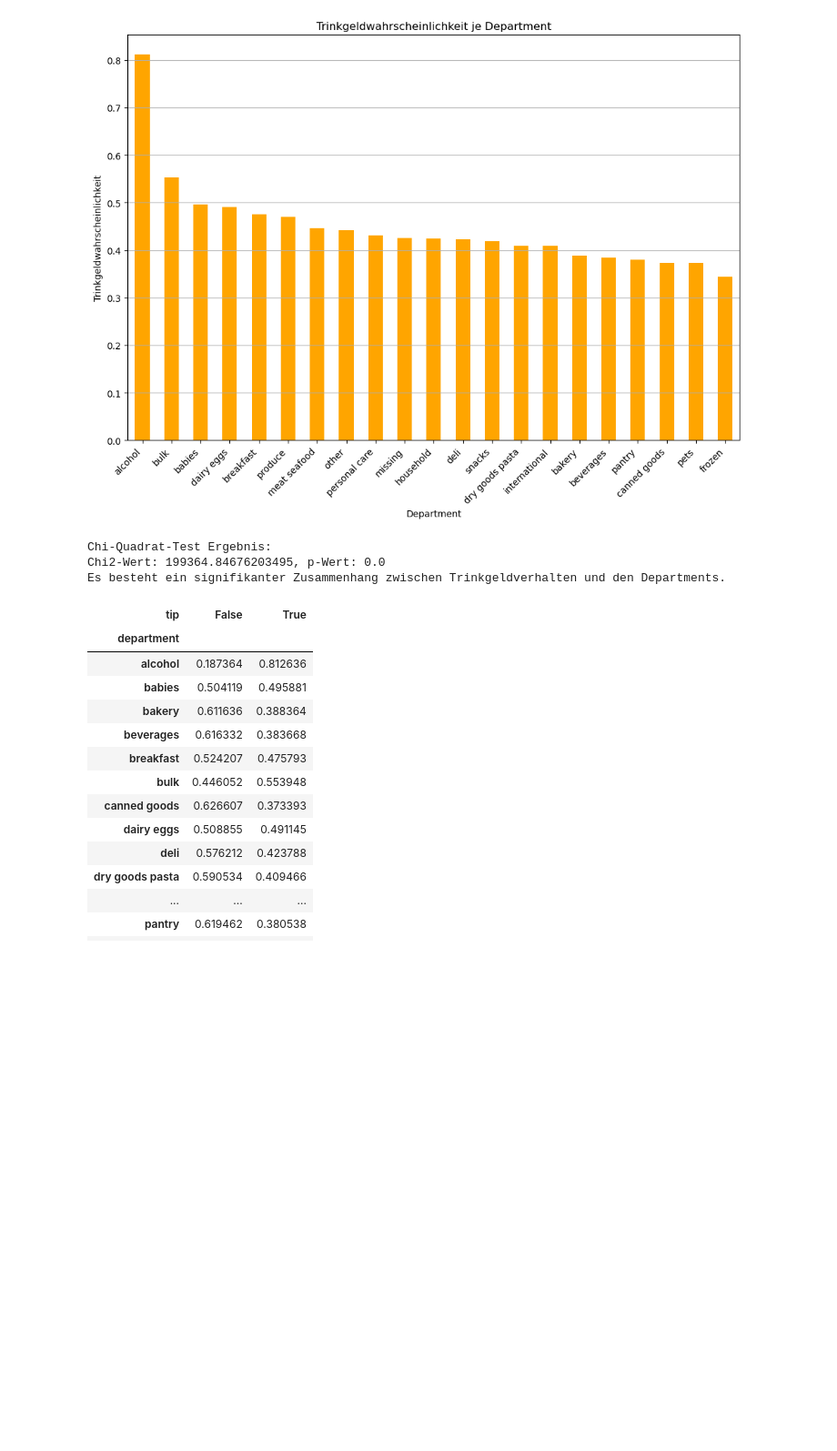
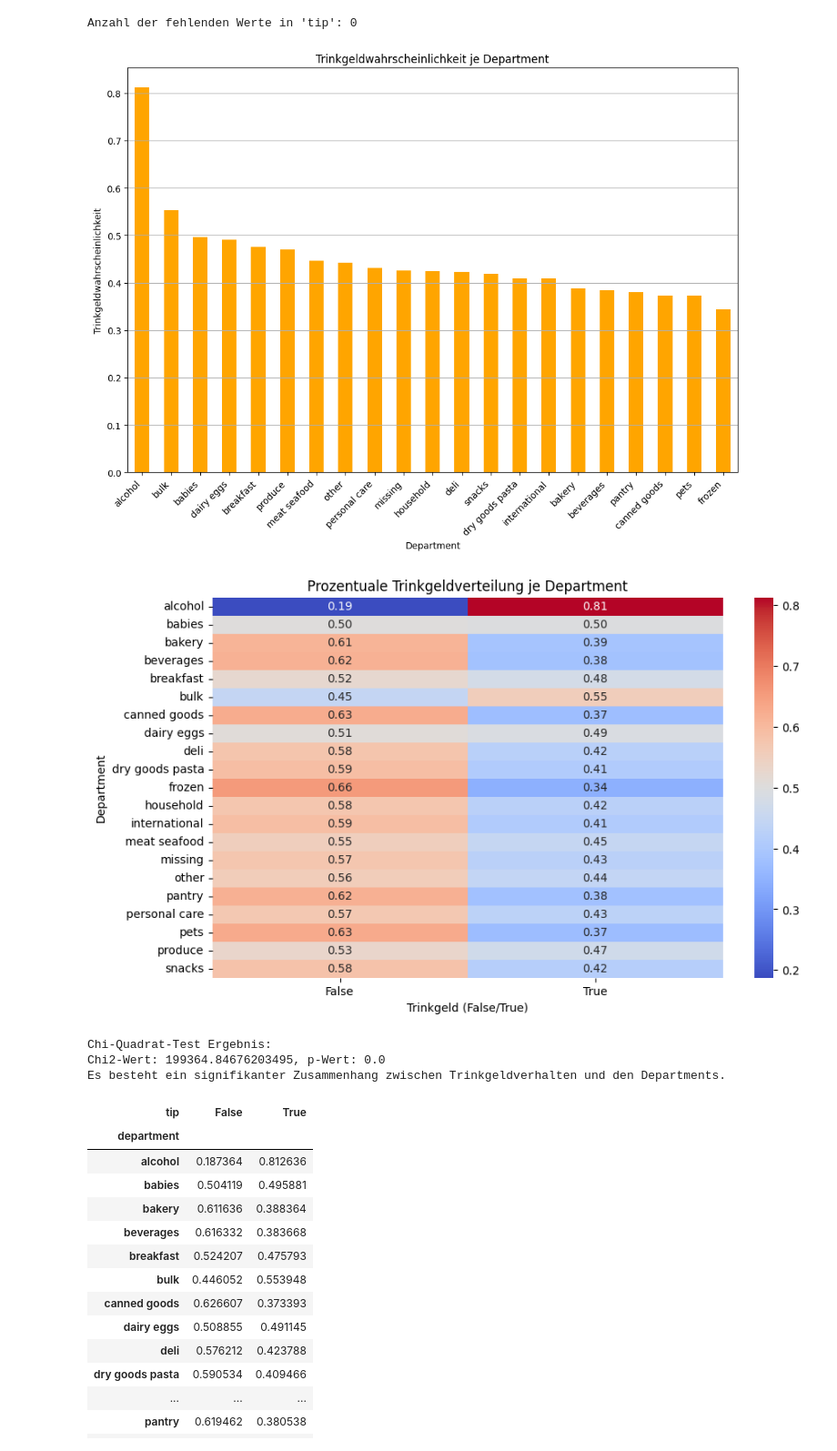
Before and after one commit to Datata1/DABI1, a Jupyter notebook: Daten/Frage2.ipynb, the cells around one changed output. Shown at 91% size. Cells and saved outputs as stored; diff of their text form; code cells hidden in the pictures; blank space fills up the shorter version.

Commit message:
zwischenstand Frage 3

```diff
--- a/Daten/Frage2.ipynb
+++ b/Daten/Frage2.ipynb
@@ -5,16 +29,18 @@ import seaborn as sns
 from scipy.stats import chi2_contingency
 
 # 1. CSV-Dateien laden
-aisles = pd.read_csv('aisles.csv')
-departments = pd.read_csv('departments.csv')
-order_products = pd.read_csv('order_products_s.csv')
-orders = pd.read_csv('orders_s.csv')
-products = pd.read_csv('products.csv')
-tips = pd.read_csv('tips.csv')
+aisles = pd.read_csv('./aisles.csv')
+departments = pd.read_csv('./departments.csv')
+order_products = pd.read_csv('./oder_products_s.csv')
+orders = pd.read_csv('./oders_s.csv')
+products = pd.read_csv('./products.csv')
+tips = pd.read_csv('./tips.csv')
 
 # 2. Datensätze kombinieren
 # Verknüpfe Orders mit Tips
 orders = orders.merge(tips, on='order_id', how='left')
+missing_values = orders['tip'].isna().sum()
+print(f"Anzahl der fehlenden Werte in 'tip': {missing_values}")
 orders['tip'] = orders['tip'].fillna(False)  # Fehlende Werte in "tip" durch False ersetzen
 
 # Verknüpfe Order-Produkte mit Produkt-Details
@@ -25,36 +51,47 @@ order_details = orders.merge(order_products, on='order_id', how='inner')
 
 # Verknüpfe mit Departments
 order_details = order_details.merge(departments, on='department_id', how='left')
 
 # 3. Häufigkeiten und Trinkgeldwahrscheinlichkeit pro Department berechnen
 department_tips = pd.crosstab(order_details['department'], order_details['tip'], normalize='index')
 
 # 4. Chi-Quadrat-Test
 contingency_table = pd.crosstab(order_details['department'], order_details['tip'])
+
 chi2, p, dof, expected = chi2_contingency(contingency_table)
 
 # 5. Visualisierung
 plt.figure(figsize=(12, 8))
 department_tips[True].sort_values(ascending=False).plot(kind='bar', color='orange')
 plt.title('Trinkgeldwahrscheinlichkeit je Department')
 plt.xlabel('Department')
 plt.ylabel('Trinkgeldwahrscheinlichkeit')
 plt.xticks(rotation=45, ha='right')
 plt.grid(axis='y')
 plt.show()
 
+# Zusätzliche Heatmap (optional)
+plt.figure(figsize=(10, 6))
+sns.heatmap(department_tips, annot=True, fmt=".2f", cmap="coolwarm")
+plt.title('Prozentuale Trinkgeldverteilung je Department')
+plt.ylabel('Department')
+plt.xlabel('Trinkgeld (False/True)')
+plt.show()
+
 # 6. Ergebnisse ausgeben
 print("Chi-Quadrat-Test Ergebnis:")
 print(f"Chi2-Wert: {chi2}, p-Wert: {p}")
 if p < 0.05:
     print("Es besteht ein signifikanter Zusammenhang zwischen Trinkgeldverhalten und den Departments.")
 else:
     print("Kein signifikanter Zusammenhang zwischen Trinkgeldverhalten und den Departments.")
 # %% [output]
+Anzahl der fehlenden Werte in 'tip': 0
 [figure]
-Chi-Quadrat-Test Ergebnis:
-Chi2-Wert: 199364.84676203495, p-Wert: 0.0
-Es besteht ein signifikanter Zusammenhang zwischen Trinkgeldverhalten und den Departments.
+[figure, added]
+Chi-Quadrat-Test Ergebnis:
+Chi2-Wert: 199364.84676203495, p-Wert: 0.0
+Es besteht ein signifikanter Zusammenhang zwischen Trinkgeldverhalten und den Departments.
 # %%
 department_tips
 # %% [output]
```
Also changed, not shown: parts of 2 cells of this notebook.
